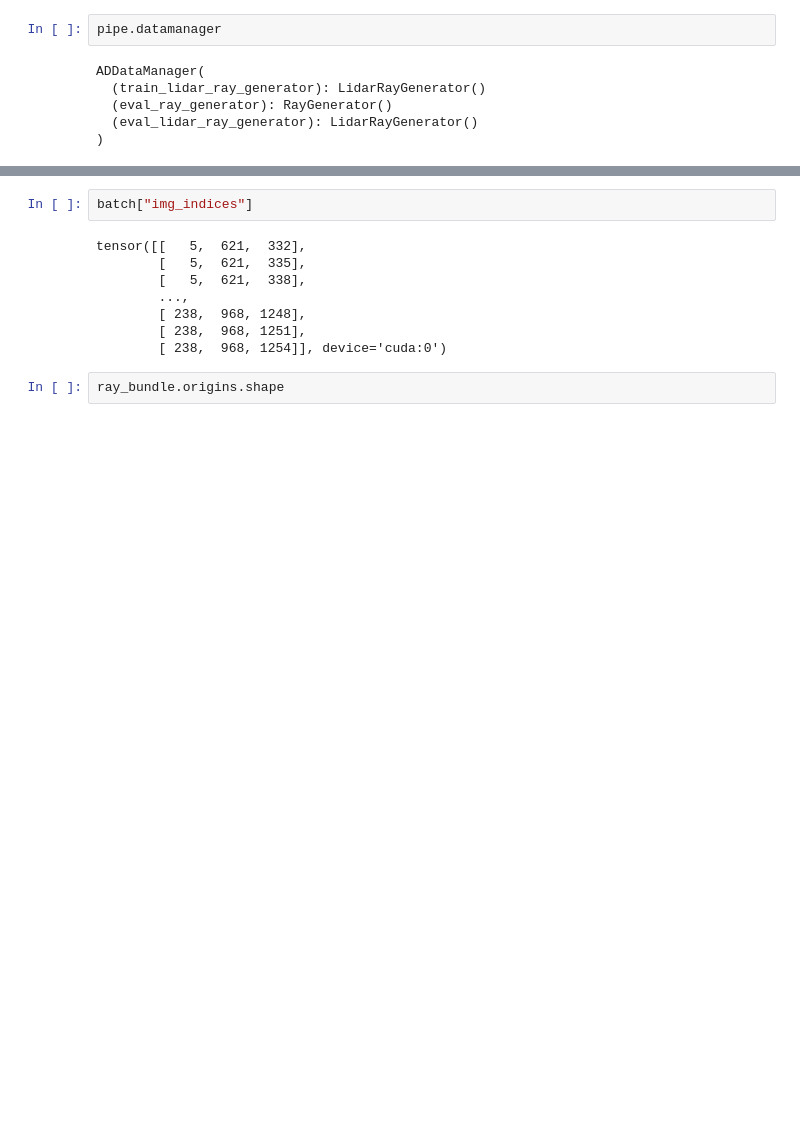
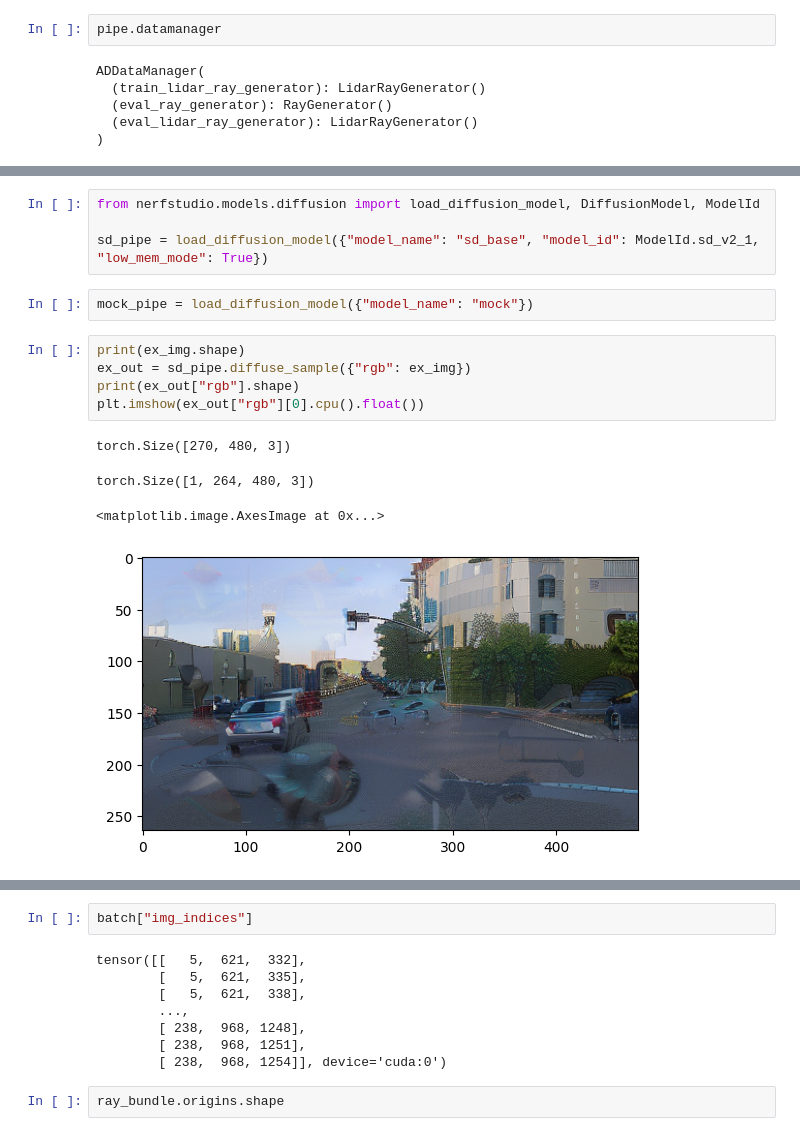
Before and after one commit to gasparyanartur/neurad-diffusion, a Jupyter notebook: nerfstudio/notebooks/ray_bundle.ipynb, the cells around one changed output, grey strips where cells are left out. Drawn from its saved outputs; the diff is of its cells as text; blank space fills up the shorter version.

Commit message:
Add mock model

```diff
--- a/nerfstudio/notebooks/ray_bundle.ipynb
+++ b/nerfstudio/notebooks/ray_bundle.ipynb
@@ -69,0 +84,16 @@ ADDataManager(
+# %%
+from nerfstudio.models.diffusion import load_diffusion_model, DiffusionModel, ModelId
+
+sd_pipe = load_diffusion_model({"model_name": "sd_base", "model_id": ModelId.sd_v2_1, "low_mem_mode": True})
+# %%
+mock_pipe = load_diffusion_model({"model_name": "mock"})
+# %%
+print(ex_img.shape)
+ex_out = sd_pipe.diffuse_sample({"rgb": ex_img})
+print(ex_out["rgb"].shape)
+plt.imshow(ex_out["rgb"][0].cpu().float())
+# %% [output]
+torch.Size([270, 480, 3])
+torch.Size([1, 264, 480, 3])
+<matplotlib.image.AxesImage at 0x...>
+[figure, added]
```
Also changed, not shown: parts of 6 cells of this notebook, 7 other files.
